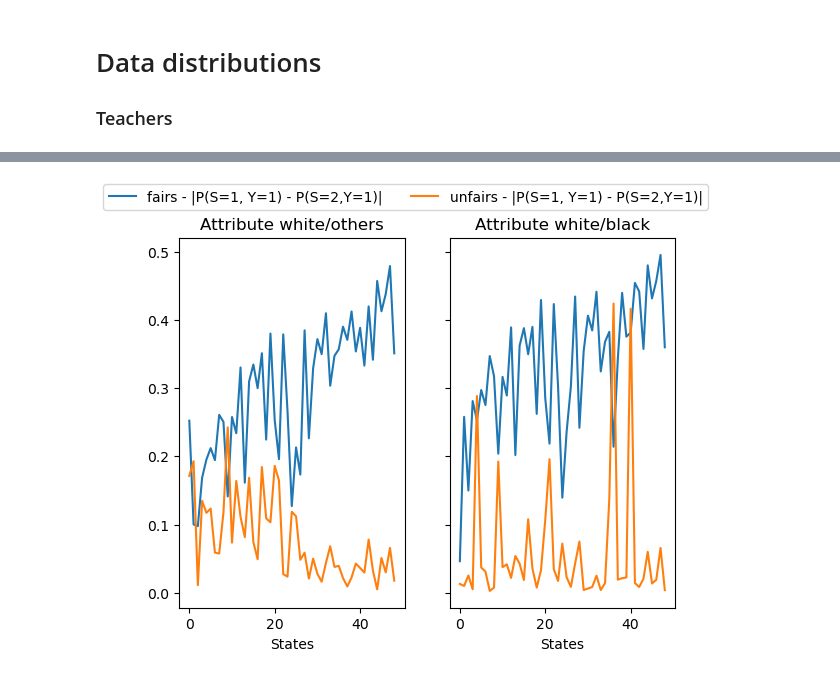
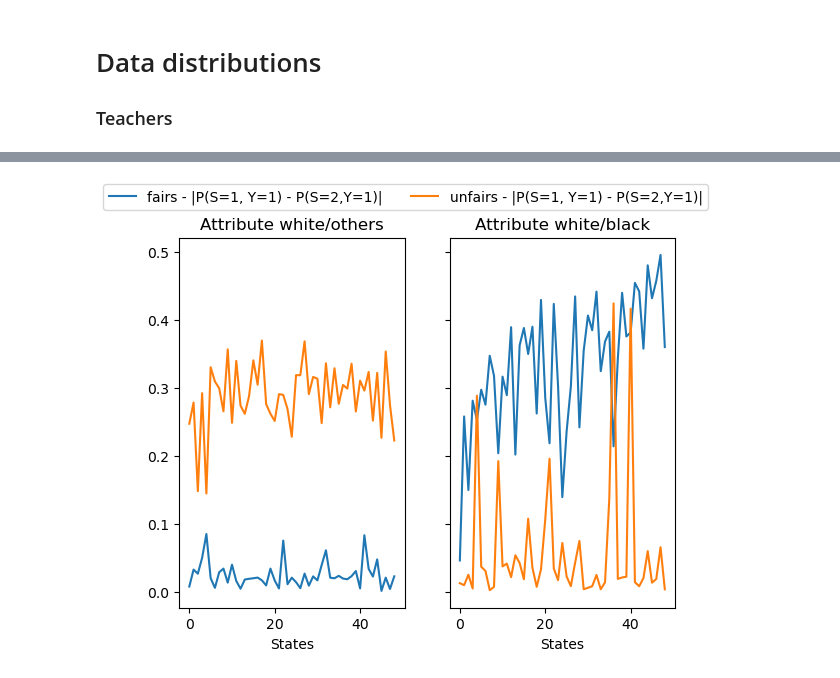
Before and after one commit to sabaly/PATE, a Jupyter notebook: src/manual_sampling.ipynb, the cells around one changed output, grey strips where cells are left out. Drawn from its saved outputs; the diff is of its cells as text; code cells hidden in the pictures.

```diff
--- a/src/manual_sampling.ipynb
+++ b/src/manual_sampling.ipynb
@@ -46,9 +42,8 @@ array([2, 1, 2, ..., 2, 1, 1])
 # %%
 model = tf.keras.models.Sequential([
         tf.keras.Input(x_train.shape[1:]),
-        tf.keras.layers.Dense(256, activation="relu"),
         tf.keras.layers.Dense(64, activation="relu"),
-        tf.keras.layers.Dropout(0.2),
+        tf.keras.layers.Dense(16, activation="relu"),
         tf.keras.layers.Dense(1, activation='sigmoid')
     ])
 
@@ -322,12 +320,12 @@ uf_acc, uf_rec = [], []
 
 fig, (ax1, ax2, ax3) = plt.subplots(1, 3,sharey=True)
 for st in states:
-    with open("../checkpoint/" + st + "/"+ st + "_fair.pkl", "rb") as f:
+    with open("../checkpoint_sex/" + st + "/"+ st + "_fair.pkl", "rb") as f:
         tchr = pickle.load(f)
     fairs.append(tchr.metrics["EOD"])
     f_acc.append(tchr.metrics["ACC"])
     f_rec.append(tchr.metrics["REC"])
-    with open("../checkpoint/" + st + "/"+ st + "_unfair.pkl", "rb") as f:
+    with open("../checkpoint_sex/" + st + "/"+ st + "_unfair.pkl", "rb") as f:
         tchr = pickle.load(f)
     ufairs.append(tchr.metrics["EOD"])
     uf_acc.append(tchr.metrics["ACC"])
@@ -563,9 +589,9 @@ array([4., 5., 1., ..., 2., 4., 4.])
 import matplotlib.pyplot as plt
 def model_disp(tpe, st, fair=True):
     if tpe == 1:
-        root = "../checkpoint/"
+        root = "../checkpoint_sex/"
     else:
-        root = "../checkpoint_0/"
+        root = "../checkpoint_race/"
     f = ""
     if not fair:
         f = "un"
@@ -576,7 +602,10 @@ def model_disp(tpe, st, fair=True):
     if  not isinstance(x_train, pd.DataFrame):
         x_train = pd.DataFrame(x_train, columns=ACSEmployment.features)
     x_train.insert(0, ACSEmployment.target, y_train)
-    sts = x_train[[ACSEmployment.group, ACSEmployment.target]].value_counts(normalize=True)
+    if tpe == 1:
+        sts = x_train[["SEX", ACSEmployment.target]].value_counts(normalize=True)
+    else:
+        sts = x_train[[ACSEmployment.group, ACSEmployment.target]].value_counts(normalize=True)
     return abs(sts[1][True] - sts[2][True])
 
 fig, (ax1, ax2) = plt.subplots(1, 2,sharey=True)
@@ -610,9 +639,9 @@ plt.show()
 import matplotlib.pyplot as plt
 def model_disp(tpe, st, fair=True):
     if tpe == 1:
-        root = "../checkpoint/"
+        root = "../checkpoint_sex/"
     else:
-        root = "../checkpoint_0/"
+        root = "../checkpoint_race/"
     f = ""
     if not fair:
         f = "un"
@@ -623,33 +652,36 @@ def model_disp(tpe, st, fair=True):
     if  not isinstance(x_test, pd.DataFrame):
         x_test = pd.DataFrame(x_test, columns=ACSEmployment.features)
     x_test.insert(0, ACSEmployment.target, y_test)
-    sts = x_test[[ACSEmployment.group, ACSEmployment.target]].value_counts(normalize=True)
+    if tpe == 1:
+        sts = x_test[["SEX", ACSEmployment.target]].value_counts(normalize=True)
+    else:
+        sts = x_test[[ACSEmployment.group, ACSEmployment.target]].value_counts(normalize=True)
     return abs(sts[1][True] - sts[2][True])
 
 fig, (ax1, ax2) = plt.subplots(1, 2,sharey=True)
 f_model1_disp = []
 uf_model1_disp = []
 f_model2_disp = []
 uf_model2_disp = []
 
 for st in states:
     f_model1_disp.append(model_disp(1, st))
     uf_model1_disp.append(model_disp(1, st, False))
 
     f_model2_disp.append(model_disp(0, st))
     uf_model2_disp.append(model_disp(0, st, False))
 
 
 ax1.set_title("Attribute white/others")
 ax2.set_title("Attribute white/black")
 x_axis = list(range(len(states)))
 ax1.plot(x_axis, f_model1_disp, label="fairs - |P(S=1, Y=1) - P(S=2,Y=1)|")
 ax1.plot(x_axis, uf_model1_disp, label="unfairs - |P(S=1, Y=1) - P(S=2,Y=1)|")
 ax2.plot(x_axis, f_model2_disp)
 ax2.plot(x_axis, uf_model2_disp)
 ax1.set_xlabel("States")
 ax2.set_xlabel("States")
 fig.legend(loc="outside upper left", ncol=3)
 plt.show()
 # %% [output]
-[figure, old version]
+[figure, new version]
```
Also changed, not shown: parts of 16 cells of this notebook, 13 other files.
